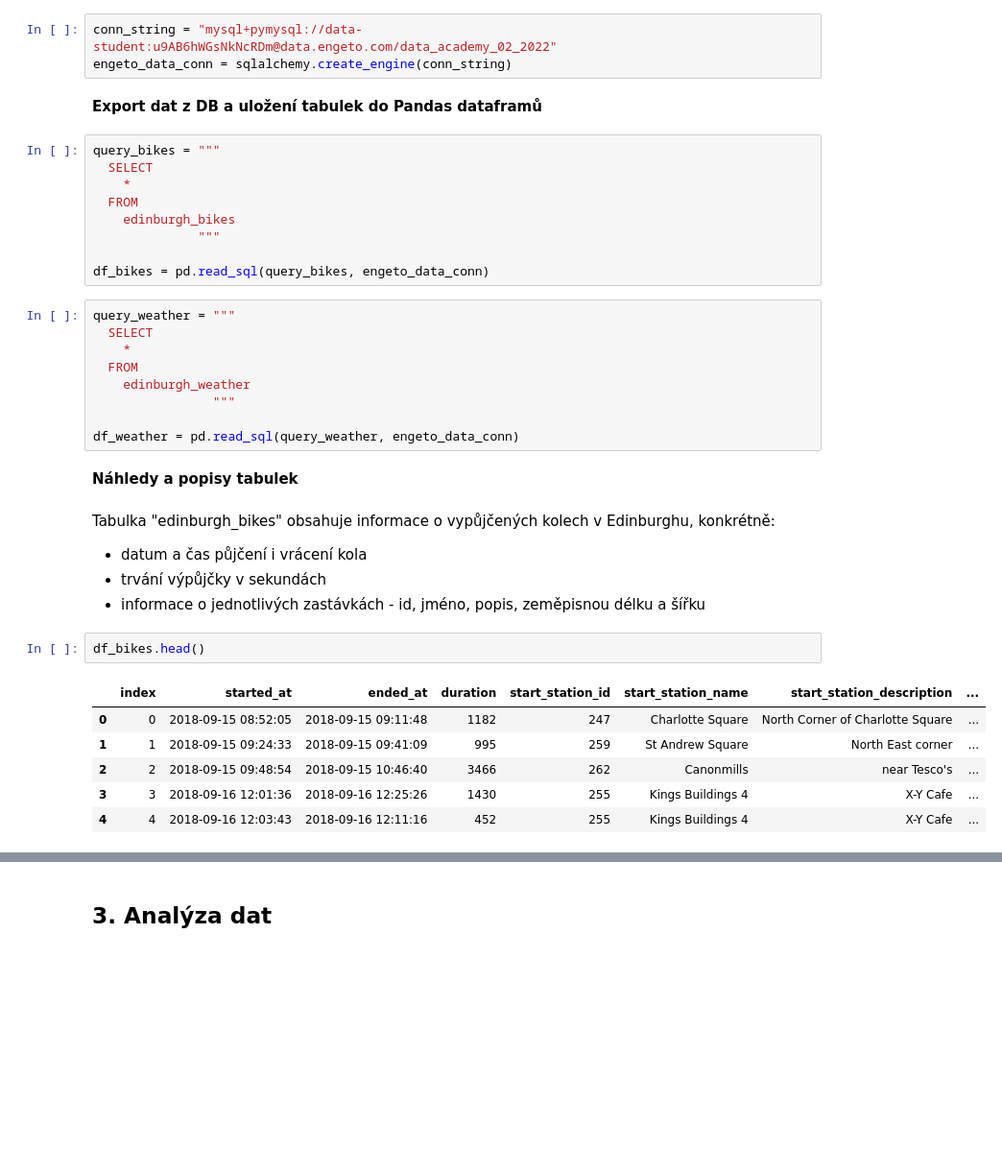
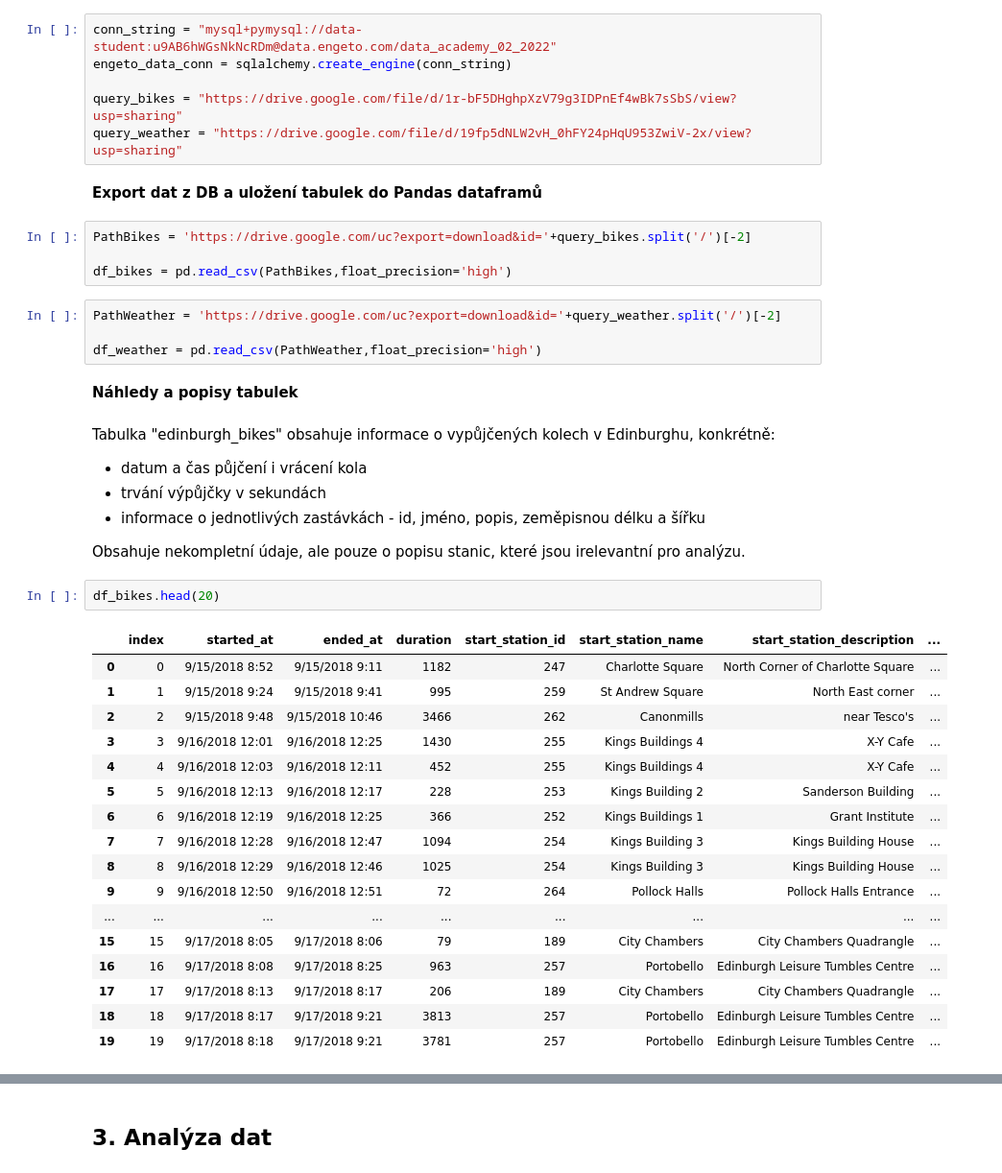
Before and after one commit to EllFox/Python_Bikes_in_Edinburgh_Analysis, a Jupyter notebook: Python_projekt.ipynb, the cells around one changed output, grey strips where cells are left out. Shown at 96% size. Drawn from its saved outputs; the diff is of its cells as text; blank space fills up the shorter version.

```diff
--- a/Python_projekt.ipynb
+++ b/Python_projekt.ipynb
@@ -60,26 +84,19 @@ from math import acos, cos, sin, sqrt
 # %%
 conn_string = "mysql+pymysql://data-student:u9AB6hWGsNkNcRDm@data.engeto.com/data_academy_02_2022"
 engeto_data_conn = sqlalchemy.create_engine(conn_string)
+
+query_bikes = "https://drive.google.com/file/d/1r-bF5DHghpXzV79g3IDPnEf4wBk7sSbS/view?usp=sharing"
+query_weather = "https://drive.google.com/file/d/19fp5dNLW2vH_0hFY24pHqU953ZwiV-2x/view?usp=sharing"
 # %% [markdown]
 **Export dat z DB a uložení tabulek do Pandas dataframů**
-# %%
-query_bikes = """
-  SELECT
-    *
-  FROM
-    edinburgh_bikes
-              """
-
-df_bikes = pd.read_sql(query_bikes, engeto_data_conn)
-# %%
-query_weather = """
-  SELECT
-    *
-  FROM
-    edinburgh_weather
-                """
-
-df_weather = pd.read_sql(query_weather, engeto_data_conn)
+# %%
+PathBikes = 'https://drive.google.com/uc?export=download&id='+query_bikes.split('/')[-2]
+
+df_bikes = pd.read_csv(PathBikes,float_precision='high')
+# %%
+PathWeather = 'https://drive.google.com/uc?export=download&id='+query_weather.split('/')[-2]
+
+df_weather = pd.read_csv(PathWeather,float_precision='high')
 # %% [markdown]
 **Náhledy a popisy tabulek**
 # %% [markdown]
@@ -87,12 +104,25 @@ Tabulka "edinburgh_bikes" obsahuje informace o vypůjčených kolech v Edinburgh
 *   datum a čas půjčení i vrácení kola
 *   trvání výpůjčky v sekundách
 *   informace o jednotlivých zastávkách - id, jméno, popis, zeměpisnou délku a šířku
+
+Obsahuje nekompletní údaje, ale pouze o popisu stanic, které jsou irelevantní pro analýzu.
 # %%
-df_bikes.head()
+df_bikes.head(20)
 # %% [output]
 |  | index | started_at | ended_at | duration | start_station_id | start_station_name | start_station_description | ... |
-| 0 | 0 | 2018-09-15 08:52:05 | 2018-09-15 09:11:48 | 1182 | 247 | Charlotte Square | North Corner of Charlotte Square | ... |
-| 1 | 1 | 2018-09-15 09:24:33 | 2018-09-15 09:41:09 | 995 | 259 | St Andrew Square | North East corner | ... |
-| 2 | 2 | 2018-09-15 09:48:54 | 2018-09-15 10:46:40 | 3466 | 262 | Canonmills | near Tesco's | ... |
-| 3 | 3 | 2018-09-16 12:01:36 | 2018-09-16 12:25:26 | 1430 | 255 | Kings Buildings 4 | X-Y Cafe | ... |
-| 4 | 4 | 2018-09-16 12:03:43 | 2018-09-16 12:11:16 | 452 | 255 | Kings Buildings 4 | X-Y Cafe | ... |
+| 0 | 0 | 9/15/2018 8:52 | 9/15/2018 9:11 | 1182 | 247 | Charlotte Square | North Corner of Charlotte Square | ... |
+| 1 | 1 | 9/15/2018 9:24 | 9/15/2018 9:41 | 995 | 259 | St Andrew Square | North East corner | ... |
+| 2 | 2 | 9/15/2018 9:48 | 9/15/2018 10:46 | 3466 | 262 | Canonmills | near Tesco's | ... |
+| 3 | 3 | 9/16/2018 12:01 | 9/16/2018 12:25 | 1430 | 255 | Kings Buildings 4 | X-Y Cafe | ... |
+| 4 | 4 | 9/16/2018 12:03 | 9/16/2018 12:11 | 452 | 255 | Kings Buildings 4 | X-Y Cafe | ... |
+| 5 | 5 | 9/16/2018 12:13 | 9/16/2018 12:17 | 228 | 253 | Kings Building 2 | Sanderson Building | ... |
+| 6 | 6 | 9/16/2018 12:19 | 9/16/2018 12:25 | 366 | 252 | Kings Buildings 1 | Grant Institute | ... |
+| 7 | 7 | 9/16/2018 12:28 | 9/16/2018 12:47 | 1094 | 254 | Kings Building 3 | Kings Building House | ... |
+| 8 | 8 | 9/16/2018 12:29 | 9/16/2018 12:46 | 1025 | 254 | Kings Building 3 | Kings Building House | ... |
+| 9 | 9 | 9/16/2018 12:50 | 9/16/2018 12:51 | 72 | 264 | Pollock Halls | Pollock Halls Entrance | ... |
+| ... | ... | ... | ... | ... | ... | ... | ... | ... |
+| 15 | 15 | 9/17/2018 8:05 | 9/17/2018 8:06 | 79 | 189 | City Chambers | City Chambers Quadrangle | ... |
+| 16 | 16 | 9/17/2018 8:08 | 9/17/2018 8:25 | 963 | 257 | Portobello | Edinburgh Leisure Tumbles Centre | ... |
+| 17 | 17 | 9/17/2018 8:13 | 9/17/2018 8:17 | 206 | 189 | City Chambers | City Chambers Quadrangle | ... |
+| 18 | 18 | 9/17/2018 8:17 | 9/17/2018 9:21 | 3813 | 257 | Portobello | Edinburgh Leisure Tumbles Centre | ... |
+| 19 | 19 | 9/17/2018 8:18 | 9/17/2018 9:21 | 3781 | 257 | Portobello | Edinburgh Leisure Tumbles Centre | ... |
```
Also changed, not shown: parts of 42 cells of this notebook.
